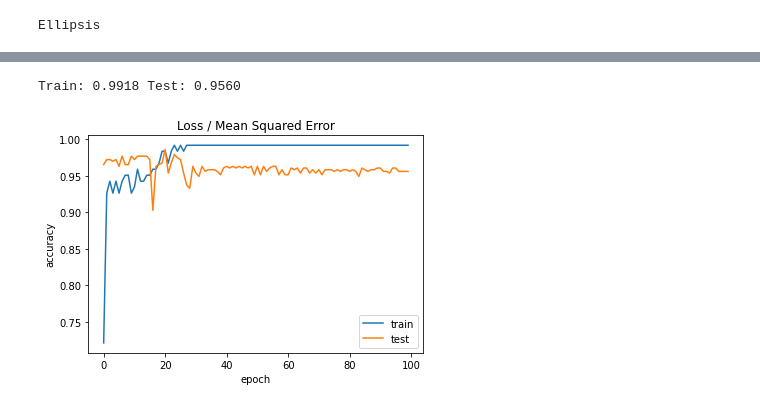
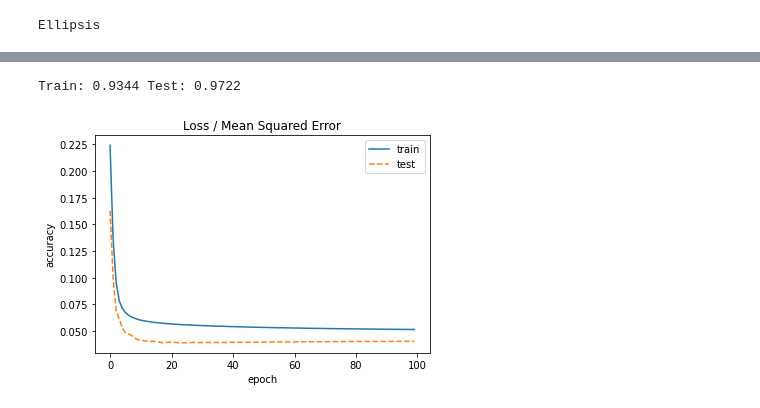
Before and after one commit to gabena98/ML_project, a Jupyter notebook: monkNN.ipynb, the cells around one changed output, grey strips where cells are left out. Saved outputs shown, nothing was run; the diff lists cells and outputs as text; code cells hidden in the pictures.

```diff
--- a/monkNN.ipynb
+++ b/monkNN.ipynb
@@ -347,0 +373,7 @@ Accuracy: 96.30
+# %%
+...
+# define the keras model for monk 3
+model_3 = Sequential()
+model_3.add(Dense(3, input_shape=(X_test_3.shape[1],), activation='relu'))
+model_3.add(Dense(1, activation='sigmoid'))
+...
@@ -347,0 +382,7 @@ Accuracy: 96.30
+# %%
+...
+# compile the keras model
+model_3.summary()
+opt = tf.keras.optimizers.SGD(learning_rate = 0.1, momentum=0.5, decay=1e-2)
+model_3.compile(loss='mean_squared_error', optimizer = opt, metrics=['accuracy'])
+...
@@ -347,0 +404,5 @@ Accuracy: 96.30
+# %%
+%%time
+# fit the keras model on the dataset
+history3_reg = model_3.fit(X_3_tr, y_3_tr,validation_data=(X_test_3,y_test_3) ,epochs=100, batch_size=1)
+...
@@ -348,16 +436,17 @@ Accuracy: 96.30
 # %%
 #Evaluate model
 from matplotlib import pyplot
-_, train_mse = model_3.evaluate(X_3_tr, y_3_tr, verbose=0)
-_, test_mse = model_3.evaluate(X_test_3,y_test_3,verbose=0)
+train_mse, train_accuracy = model_3.evaluate(X_3_tr, y_3_tr, verbose=0)
+test_mse, test_accuracy = model_3.evaluate(X_test_3,y_test_3,verbose=0)
 print('Train: %.4f Test: %.4f'%(train_mse,test_mse))
+print('Train accuracy: %.4f Test accuracy: %.4f'%(train_accuracy,test_accuracy))
 pyplot.title('Loss / Mean Squared Error')
-pyplot.plot(history.history['accuracy'], label='train')
-pyplot.plot(history.history['val_accuracy'], label='test')
+pyplot.plot(history3_reg.history['loss'], label='train')
+pyplot.plot(history3_reg.history['val_loss'], label='test', linestyle="dashed")
 pyplot.xlabel('epoch')
 pyplot.ylabel('accuracy')
 pyplot.legend()
 pyplot.show()
 # %% [output]
-Train: 0.9918 Test: 0.9560
+Train: 0.9344 Test: 0.9722
-[figure, old version]
+[figure, new version]
```
Also changed, not shown: parts of 21 cells of this notebook.
